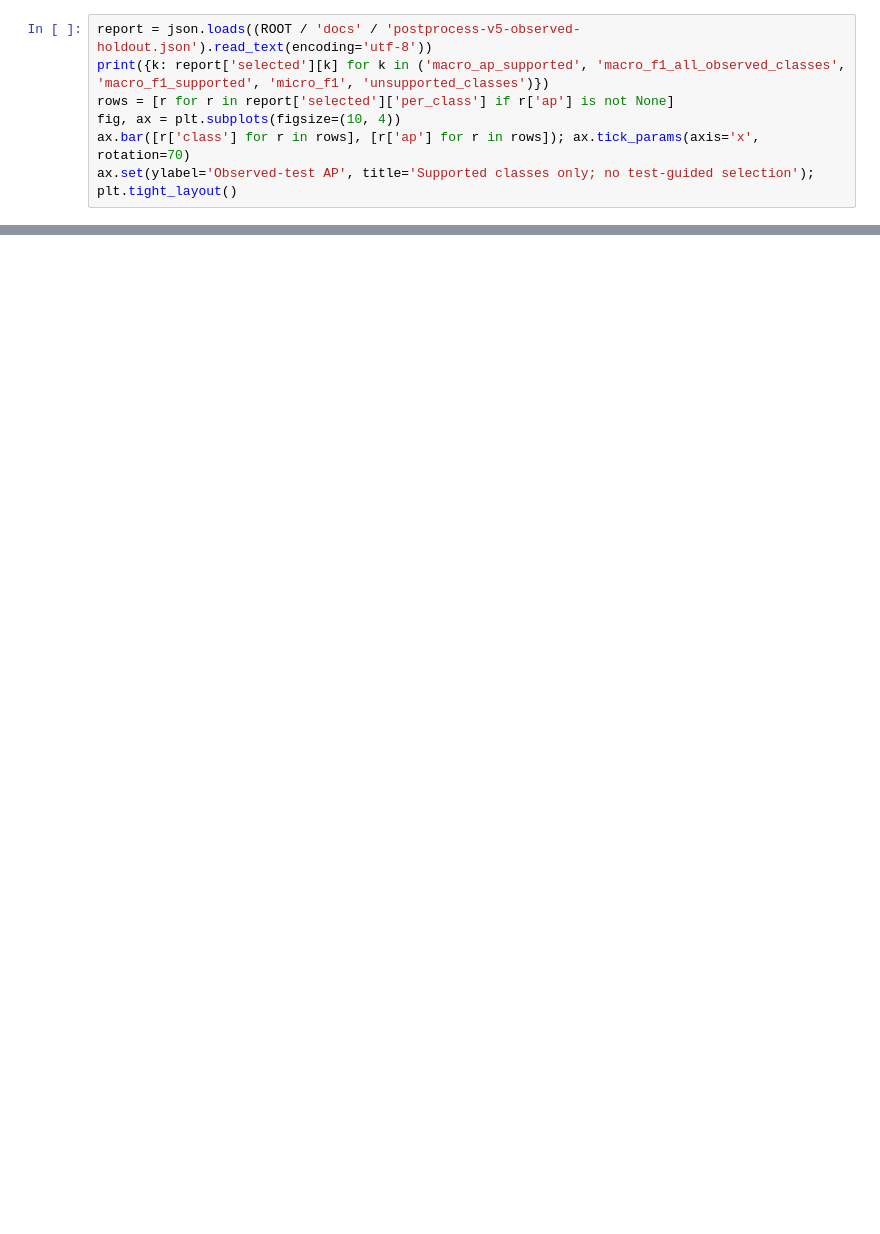
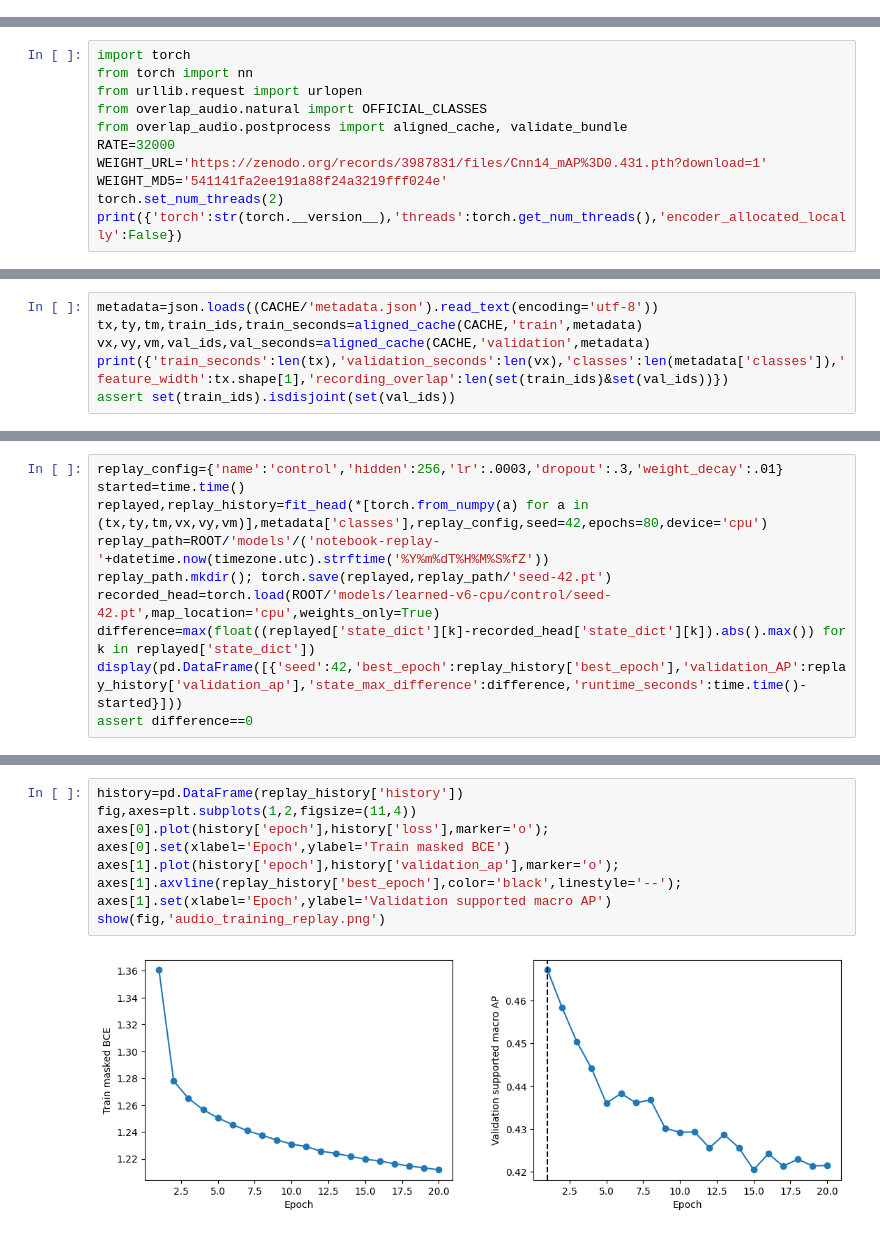
Before and after one commit to Ayano123587/overlapping-audio-classifier, a Jupyter notebook: notebooks/02_complete_natural_audio_workflow.ipynb, the cells around one changed output, grey strips where cells are left out. Drawn from its saved outputs; the diff is of its cells as text; blank space fills up the shorter version.

```diff
--- a/notebooks/02_complete_natural_audio_workflow.ipynb
+++ b/notebooks/02_complete_natural_audio_workflow.ipynb
@@ -106,7 +0,0 @@ These are already released aggregate results, not a fresh independent test. V5 a
-# %%
-report = json.loads((ROOT / 'docs' / 'postprocess-v5-observed-holdout.json').read_text(encoding='utf-8'))
-print({k: report['selected'][k] for k in ('macro_ap_supported', 'macro_f1_all_observed_classes', 'macro_f1_supported', 'micro_f1', 'unsupported_classes')})
-rows = [r for r in report['selected']['per_class'] if r['ap'] is not None]
-fig, ax = plt.subplots(figsize=(10, 4))
-ax.bar([r['class'] for r in rows], [r['ap'] for r in rows]); ax.tick_params(axis='x', rotation=70)
-ax.set(ylabel='Observed-test AP', title='Supported classes only; no test-guided selection'); plt.tight_layout()
@@ -112,0 +26,11 @@ ax.set(ylabel='Observed-test AP', title='Supported classes only; no test-guided
+# %%
+import torch
+from torch import nn
+from urllib.request import urlopen
+from overlap_audio.natural import OFFICIAL_CLASSES
+from overlap_audio.postprocess import aligned_cache, validate_bundle
+RATE=32000
+WEIGHT_URL='https://zenodo.org/records/3987831/files/Cnn14_mAP%3D0.431.pth?download=1'
+WEIGHT_MD5='541141fa2ee191a88f24a3219fff024e'
+torch.set_num_threads(2)
+print({'torch':str(torch.__version__),'threads':torch.get_num_threads(),'encoder_allocated_locally':False})
@@ -112,0 +263,6 @@ ax.set(ylabel='Observed-test AP', title='Supported classes only; no test-guided
+# %%
+metadata=json.loads((CACHE/'metadata.json').read_text(encoding='utf-8'))
+tx,ty,tm,train_ids,train_seconds=aligned_cache(CACHE,'train',metadata)
+vx,vy,vm,val_ids,val_seconds=aligned_cache(CACHE,'validation',metadata)
+print({'train_seconds':len(tx),'validation_seconds':len(vx),'classes':len(metadata['classes']),'feature_width':tx.shape[1],'recording_overlap':len(set(train_ids)&set(val_ids))})
+assert set(train_ids).isdisjoint(set(val_ids))
@@ -112,0 +274,10 @@ ax.set(ylabel='Observed-test AP', title='Supported classes only; no test-guided
+# %%
+replay_config={'name':'control','hidden':256,'lr':.0003,'dropout':.3,'weight_decay':.01}
+started=time.time()
+replayed,replay_history=fit_head(*[torch.from_numpy(a) for a in (tx,ty,tm,vx,vy,vm)],metadata['classes'],replay_config,seed=42,epochs=80,device='cpu')
+replay_path=ROOT/'models'/('notebook-replay-'+datetime.now(timezone.utc).strftime('%Y%m%dT%H%M%S%fZ'))
+replay_path.mkdir(); torch.save(replayed,replay_path/'seed-42.pt')
+recorded_head=torch.load(ROOT/'models/learned-v6-cpu/control/seed-42.pt',map_location='cpu',weights_only=True)
+difference=max(float((replayed['state_dict'][k]-recorded_head['state_dict'][k]).abs().max()) for k in replayed['state_dict'])
+display(pd.DataFrame([{'seed':42,'best_epoch':replay_history['best_epoch'],'validation_AP':replay_history['validation_ap'],'state_max_difference':difference,'runtime_seconds':time.time()-started}]))
+assert difference==0
@@ -112,0 +287,8 @@ ax.set(ylabel='Observed-test AP', title='Supported classes only; no test-guided
+# %%
+history=pd.DataFrame(replay_history['history'])
+fig,axes=plt.subplots(1,2,figsize=(11,4))
+axes[0].plot(history['epoch'],history['loss'],marker='o'); axes[0].set(xlabel='Epoch',ylabel='Train masked BCE')
+axes[1].plot(history['epoch'],history['validation_ap'],marker='o'); axes[1].axvline(replay_history['best_epoch'],color='black',linestyle='--'); axes[1].set(xlabel='Epoch',ylabel='Validation supported macro AP')
+show(fig,'audio_training_replay.png')
+# %% [output]
+[figure, added]
```
Also changed, not shown: parts of 38 cells of this notebook, 54 other files.
